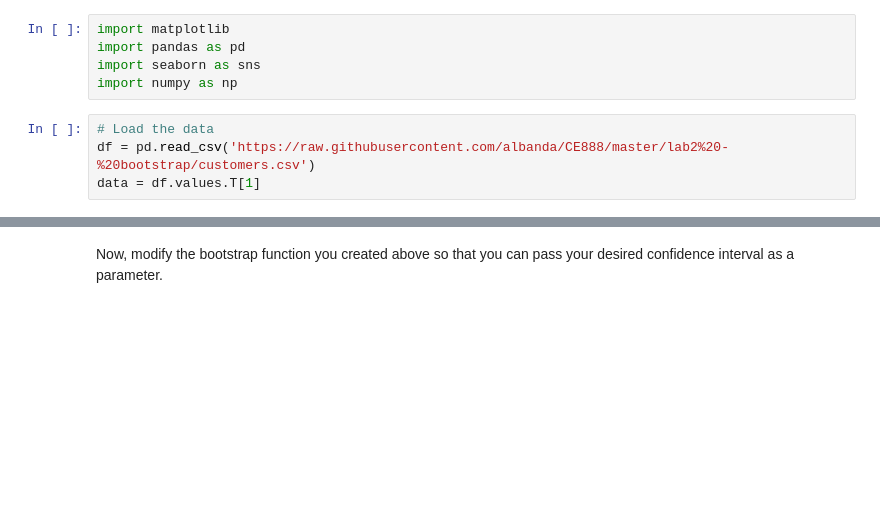
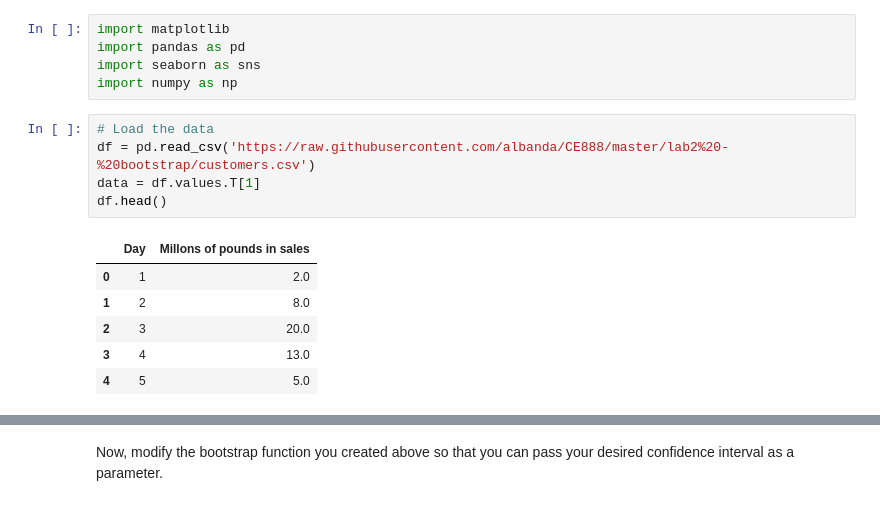
Before and after one commit to Sagar610/CE888, a Jupyter notebook: Lab2/Copy_of_bootstrap.ipynb, the cells around one changed output, grey strips where cells are left out. Cells and saved outputs as stored; diff of their text form; blank space fills up the shorter version.

```diff
--- a/Lab2/Copy_of_bootstrap.ipynb
+++ b/Lab2/Copy_of_bootstrap.ipynb
@@ -10,7 +10,15 @@ import numpy as np
 # %%
 # Load the data
 df = pd.read_csv('https://raw.githubusercontent.com/albanda/CE888/master/lab2%20-%20bootstrap/customers.csv')
 data = df.values.T[1]
+df.head()
+# %% [output]
+|  | Day | Millons of pounds in sales |
+| 0 | 1 | 2.0 |
+| 1 | 2 | 8.0 |
+| 2 | 3 | 20.0 |
+| 3 | 4 | 13.0 |
+| 4 | 5 | 5.0 |
 # %%
 # Checking the notes from the lecture, create here your own bootstrap function:
 # 1. Sample from the input array x to create an array of samples of shape (n_bootstraps, sample_size)
```
Also changed, not shown: parts of 5 cells of this notebook.
